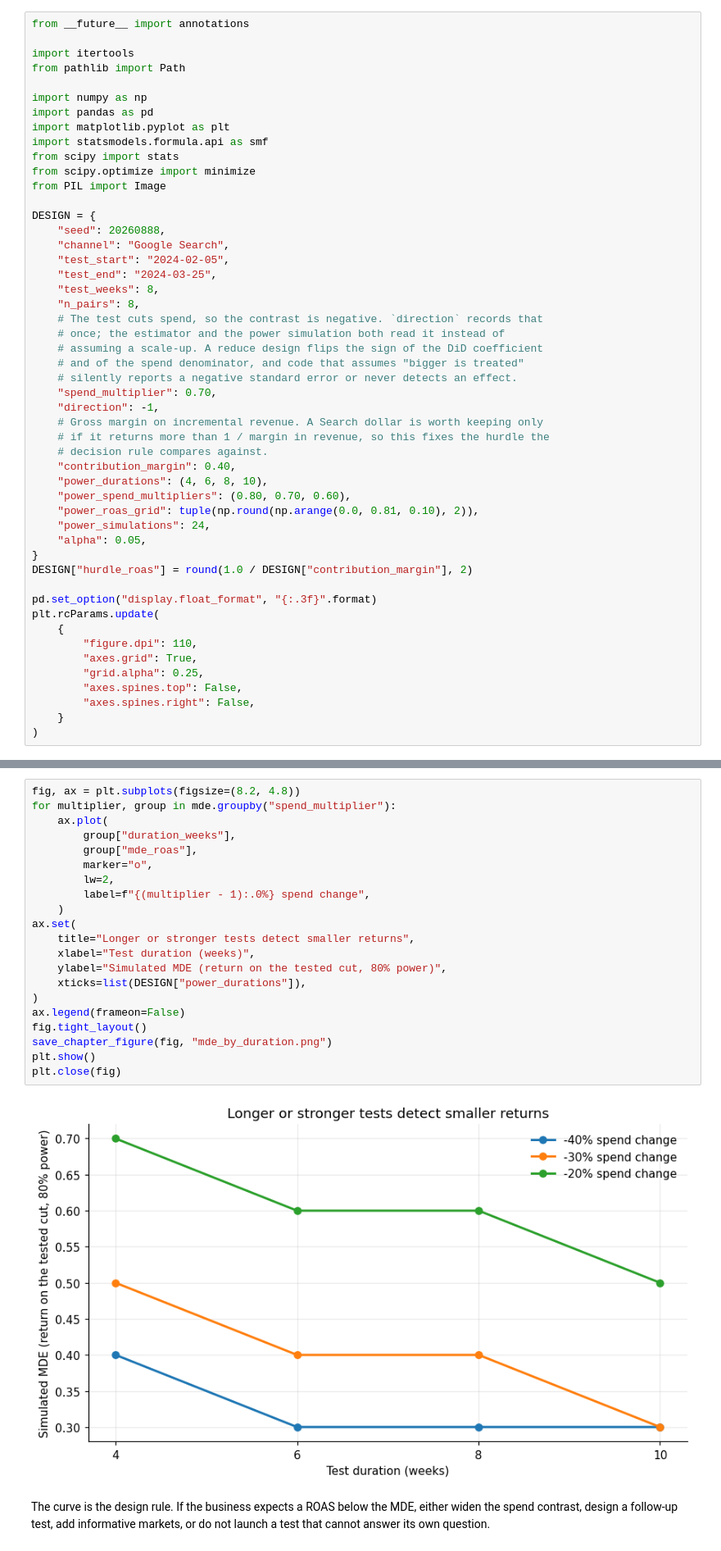
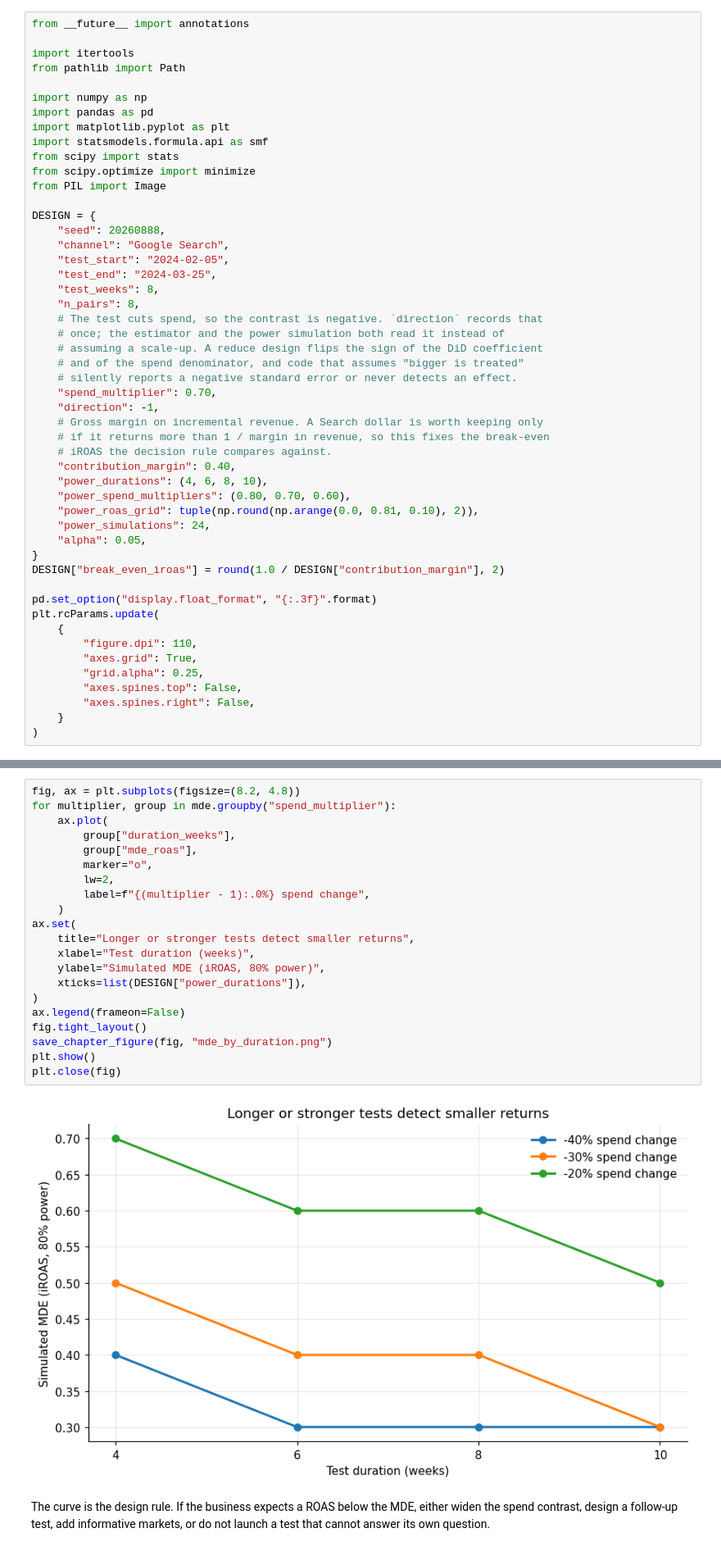
Before and after one commit to takechanman1228/marketing-science-in-python, a Jupyter notebook: notebooks/part6-media-optimization/sec6.3_geo_experiment.ipynb, the cells around one changed output, grey strips where cells are left out. Shown at 82% size. Saved outputs shown, nothing was run; the diff lists cells and outputs as text.

```diff
--- a/notebooks/part6-media-optimization/sec6.3_geo_experiment.ipynb
+++ b/notebooks/part6-media-optimization/sec6.3_geo_experiment.ipynb
@@ -51,8 +51,8 @@ DESIGN = {
     "spend_multiplier": 0.70,
     "direction": -1,
     # Gross margin on incremental revenue. A Search dollar is worth keeping only
-    # if it returns more than 1 / margin in revenue, so this fixes the hurdle the
-    # decision rule compares against.
+    # if it returns more than 1 / margin in revenue, so this fixes the break-even
+    # iROAS the decision rule compares against.
     "contribution_margin": 0.40,
     "power_durations": (4, 6, 8, 10),
     "power_spend_multipliers": (0.80, 0.70, 0.60),
@@ -60,7 +60,7 @@ DESIGN = {
     "power_simulations": 24,
     "alpha": 0.05,
 }
-DESIGN["hurdle_roas"] = round(1.0 / DESIGN["contribution_margin"], 2)
+DESIGN["break_even_iroas"] = round(1.0 / DESIGN["contribution_margin"], 2)
 
 pd.set_option("display.float_format", "{:.3f}".format)
 plt.rcParams.update(
@@ -500,26 +500,26 @@ print(mde.to_string(index=False))
 # %%
 fig, ax = plt.subplots(figsize=(8.2, 4.8))
 for multiplier, group in mde.groupby("spend_multiplier"):
     ax.plot(
         group["duration_weeks"],
         group["mde_roas"],
         marker="o",
         lw=2,
         label=f"{(multiplier - 1):.0%} spend change",
     )
 ax.set(
     title="Longer or stronger tests detect smaller returns",
     xlabel="Test duration (weeks)",
-    ylabel="Simulated MDE (return on the tested cut, 80% power)",
+    ylabel="Simulated MDE (iROAS, 80% power)",
     xticks=list(DESIGN["power_durations"]),
 )
 ax.legend(frameon=False)
 fig.tight_layout()
 save_chapter_figure(fig, "mde_by_duration.png")
 plt.show()
 plt.close(fig)
 # %% [output]
-[figure, old version]
+[figure, new version]
 # %% [markdown]
 The curve is the design rule. If the business expects a ROAS below the MDE,
 either widen the spend contrast, design a follow-up test, add informative markets,
```
Also changed, not shown: parts of 11 cells of this notebook, 3 other files.
